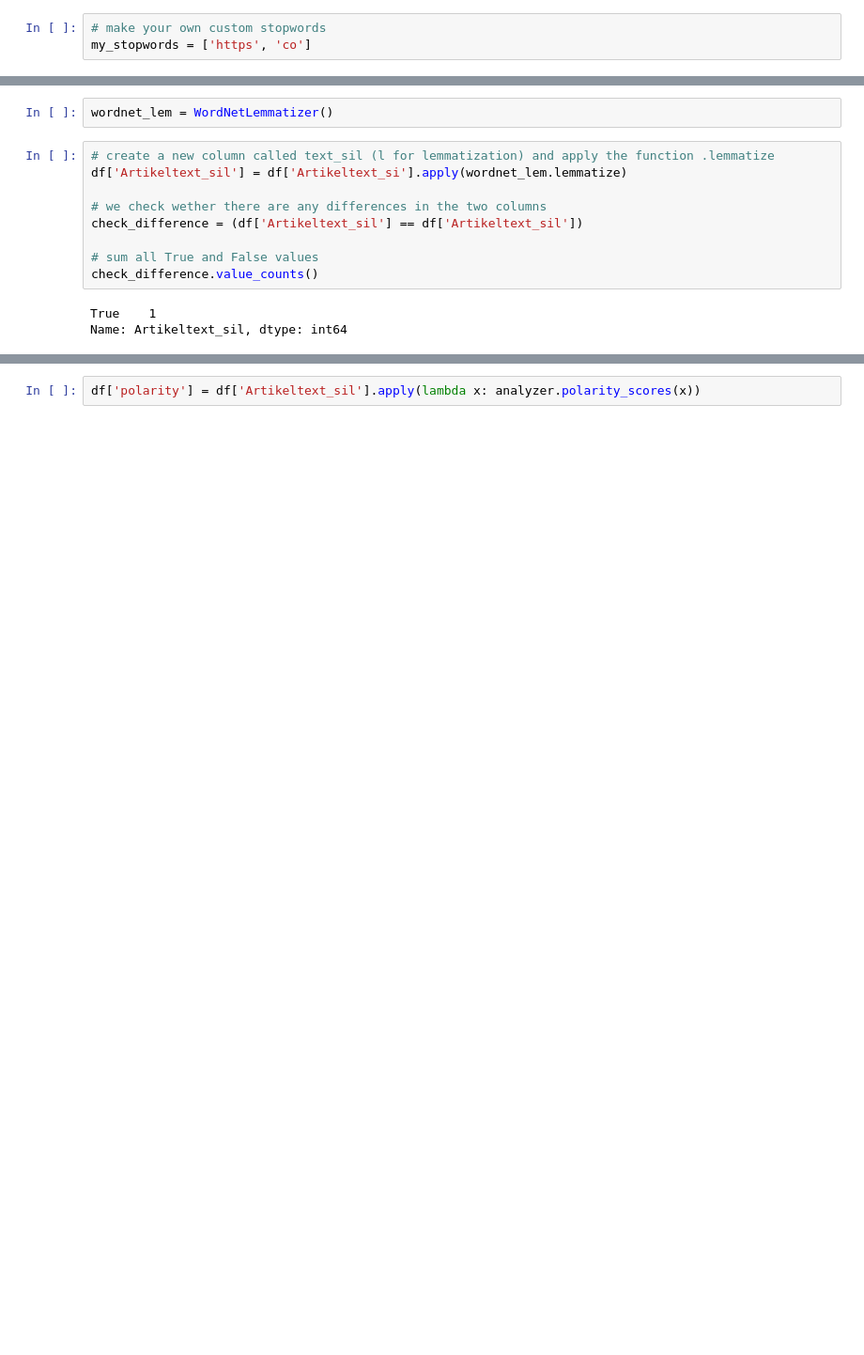
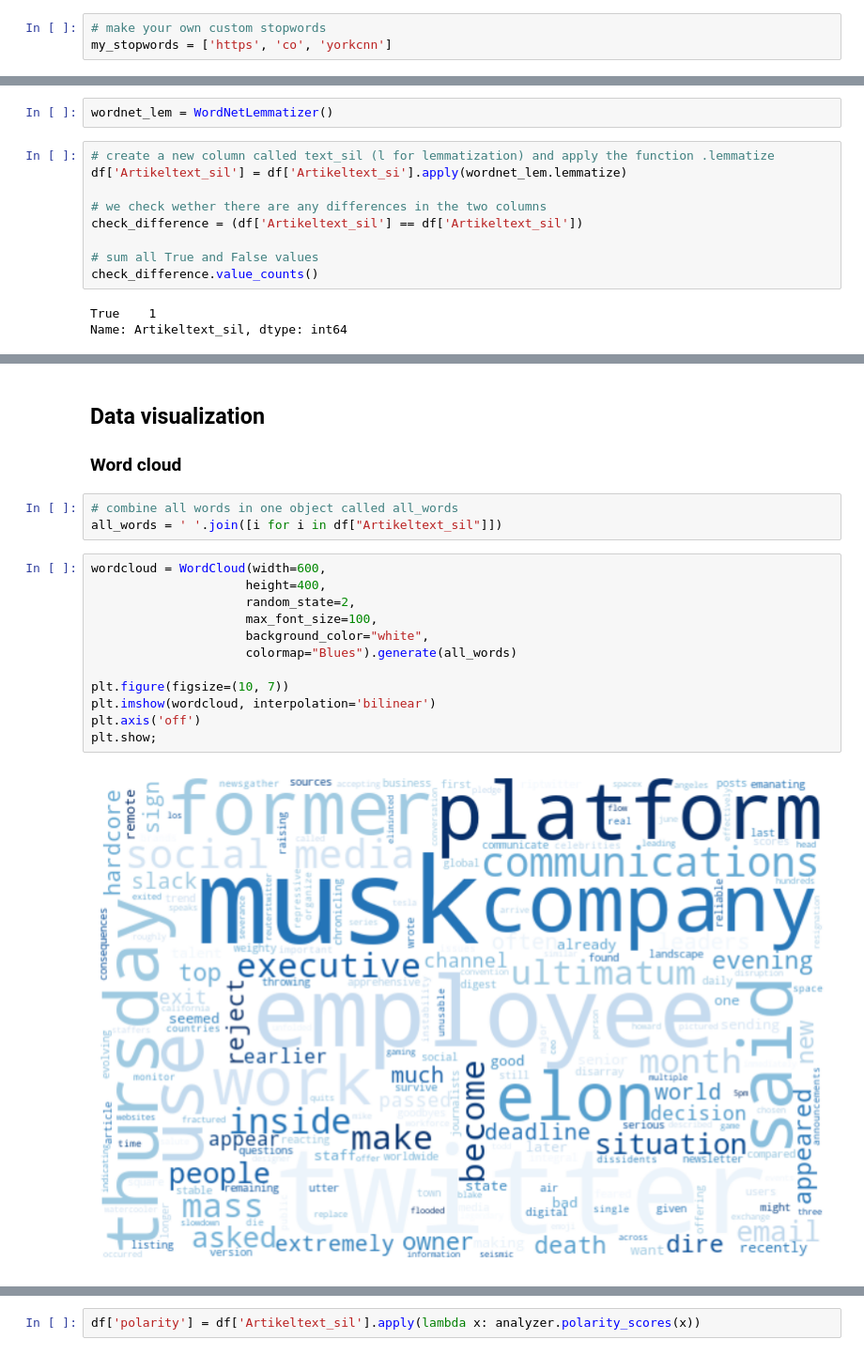
Before and after one commit to louisawalter/DS-Homework1, a Jupyter notebook: notebooks/03-textmining-cnn.ipynb, the cells around one changed output, grey strips where cells are left out. Shown at 94% size. Cells and saved outputs as stored; diff of their text form; blank space fills up the shorter version.

```diff
--- a/notebooks/03-textmining-cnn.ipynb
+++ b/notebooks/03-textmining-cnn.ipynb
@@ -56,7 +65,7 @@ from nltk.corpus import stopwords
 stopwords = nltk.corpus.stopwords.words("english")
 # %%
 # make your own custom stopwords
-my_stopwords = ['https', 'co']
+my_stopwords = ['https', 'co', 'yorkcnn']
 # %%
 # Extend the stopword list with your own custom stopwords
 stopwords.extend(my_stopwords)
@@ -96,0 +109,20 @@ Name: Artikeltext_sil, dtype: int64
+# %% [markdown]
+## Data visualization
+### Word cloud
+# %%
+# combine all words in one object called all_words
+all_words = ' '.join([i for i in df["Artikeltext_sil"]])
+# %%
+wordcloud = WordCloud(width=600,
+                     height=400,
+                     random_state=2,
+                     max_font_size=100,
+                     background_color="white",
+                     colormap="Blues").generate(all_words)
+
+plt.figure(figsize=(10, 7))
+plt.imshow(wordcloud, interpolation='bilinear')
+plt.axis('off')
+plt.show;
+# %% [output]
+[figure, added]
```
Also changed, not shown: parts of 33 cells of this notebook, 1 other file.
